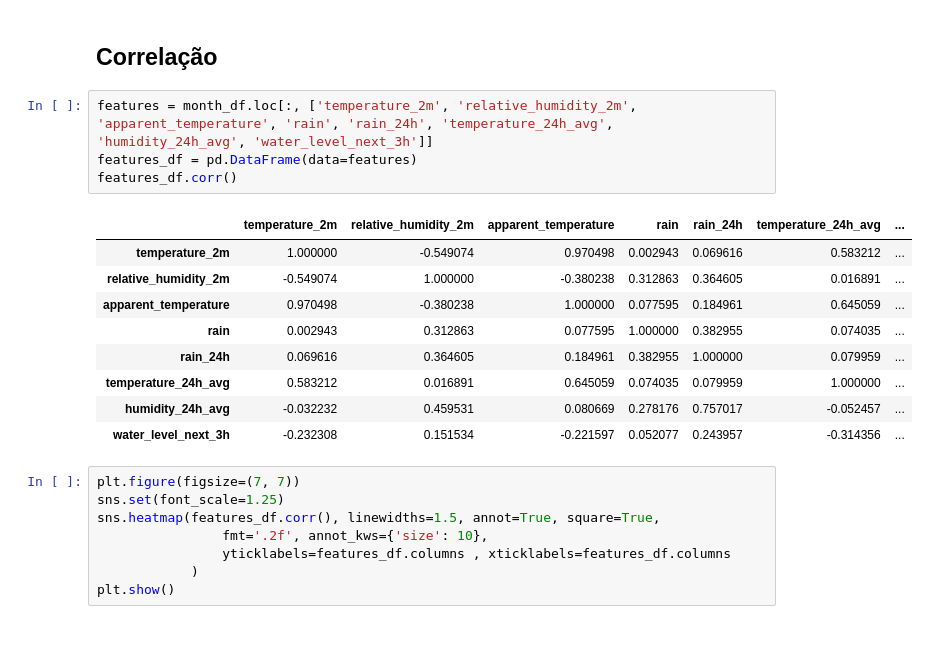
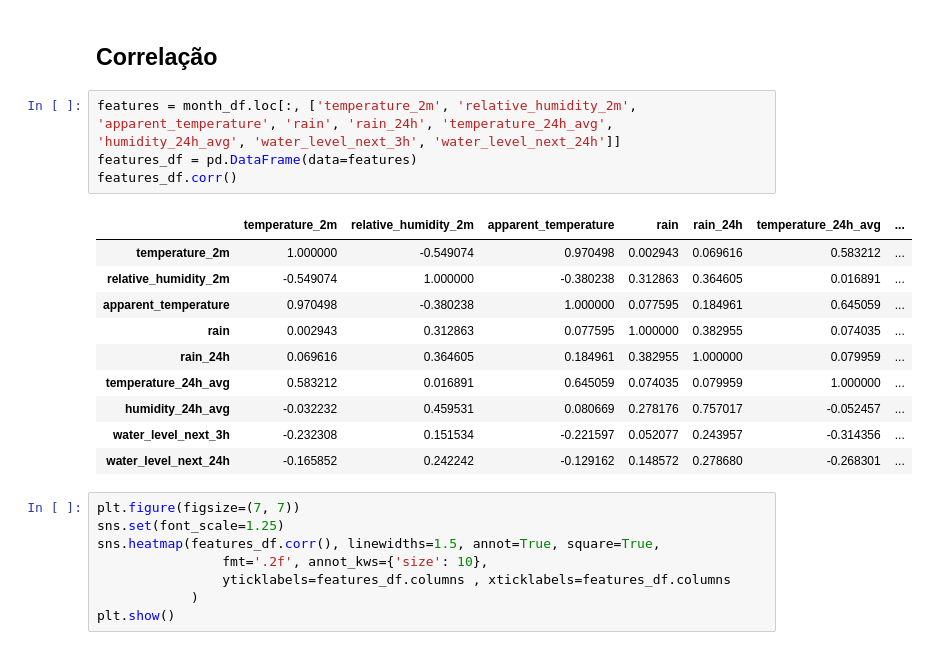
Before and after one commit to Migz2/Enchentes, a Jupyter notebook: notebooks/rascunho.ipynb, the cells around one changed output. Saved outputs shown, nothing was run; the diff lists cells and outputs as text.

```diff
--- a/notebooks/rascunho.ipynb
+++ b/notebooks/rascunho.ipynb
@@ -200,19 +198,20 @@ month_df.loc[month_df['time'].isin(['2023-10-01', '2023-10-02', '2023-10-03', '2
 # %% [markdown]
 ## Correlação ##
 # %%
-features = month_df.loc[:, ['temperature_2m', 'relative_humidity_2m', 'apparent_temperature', 'rain', 'rain_24h', 'temperature_24h_avg', 'humidity_24h_avg', 'water_level_next_3h']]
+features = month_df.loc[:, ['temperature_2m', 'relative_humidity_2m', 'apparent_temperature', 'rain', 'rain_24h', 'temperature_24h_avg', 'humidity_24h_avg', 'water_level_next_3h', 'water_level_next_24h']]
 features_df = pd.DataFrame(data=features)
 features_df.corr()
 # %% [output]
 |  | temperature_2m | relative_humidity_2m | apparent_temperature | rain | rain_24h | temperature_24h_avg | ... |
 | temperature_2m | 1.000000 | -0.549074 | 0.970498 | 0.002943 | 0.069616 | 0.583212 | ... |
 | relative_humidity_2m | -0.549074 | 1.000000 | -0.380238 | 0.312863 | 0.364605 | 0.016891 | ... |
 | apparent_temperature | 0.970498 | -0.380238 | 1.000000 | 0.077595 | 0.184961 | 0.645059 | ... |
 | rain | 0.002943 | 0.312863 | 0.077595 | 1.000000 | 0.382955 | 0.074035 | ... |
 | rain_24h | 0.069616 | 0.364605 | 0.184961 | 0.382955 | 1.000000 | 0.079959 | ... |
 | temperature_24h_avg | 0.583212 | 0.016891 | 0.645059 | 0.074035 | 0.079959 | 1.000000 | ... |
 | humidity_24h_avg | -0.032232 | 0.459531 | 0.080669 | 0.278176 | 0.757017 | -0.052457 | ... |
 | water_level_next_3h | -0.232308 | 0.151534 | -0.221597 | 0.052077 | 0.243957 | -0.314356 | ... |
+| water_level_next_24h | -0.165852 | 0.242242 | -0.129162 | 0.148572 | 0.278680 | -0.268301 | ... |
 # %%
 plt.figure(figsize=(7, 7))
 sns.set(font_scale=1.25)
```
Also changed, not shown: parts of 16 cells of this notebook, 2 other files.
